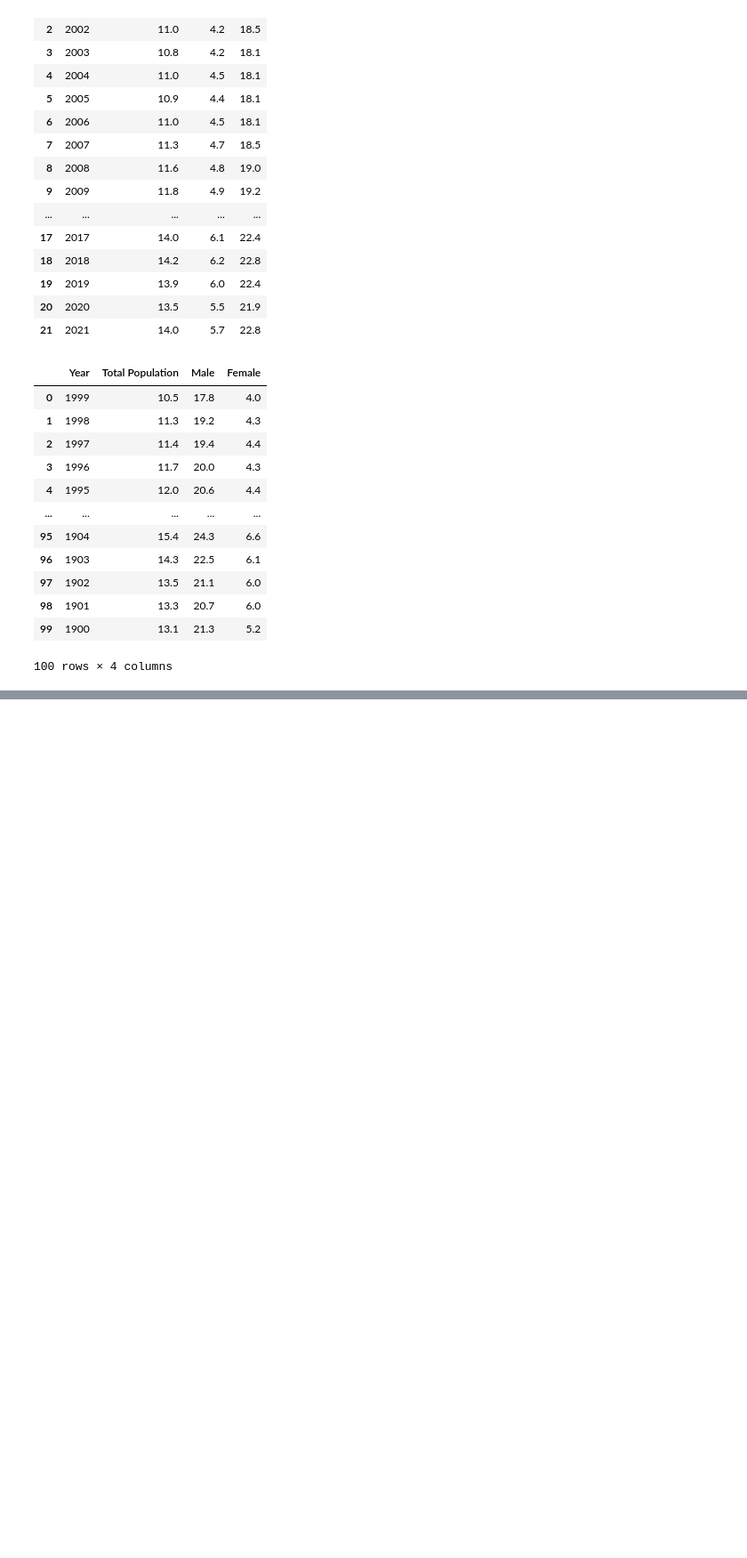
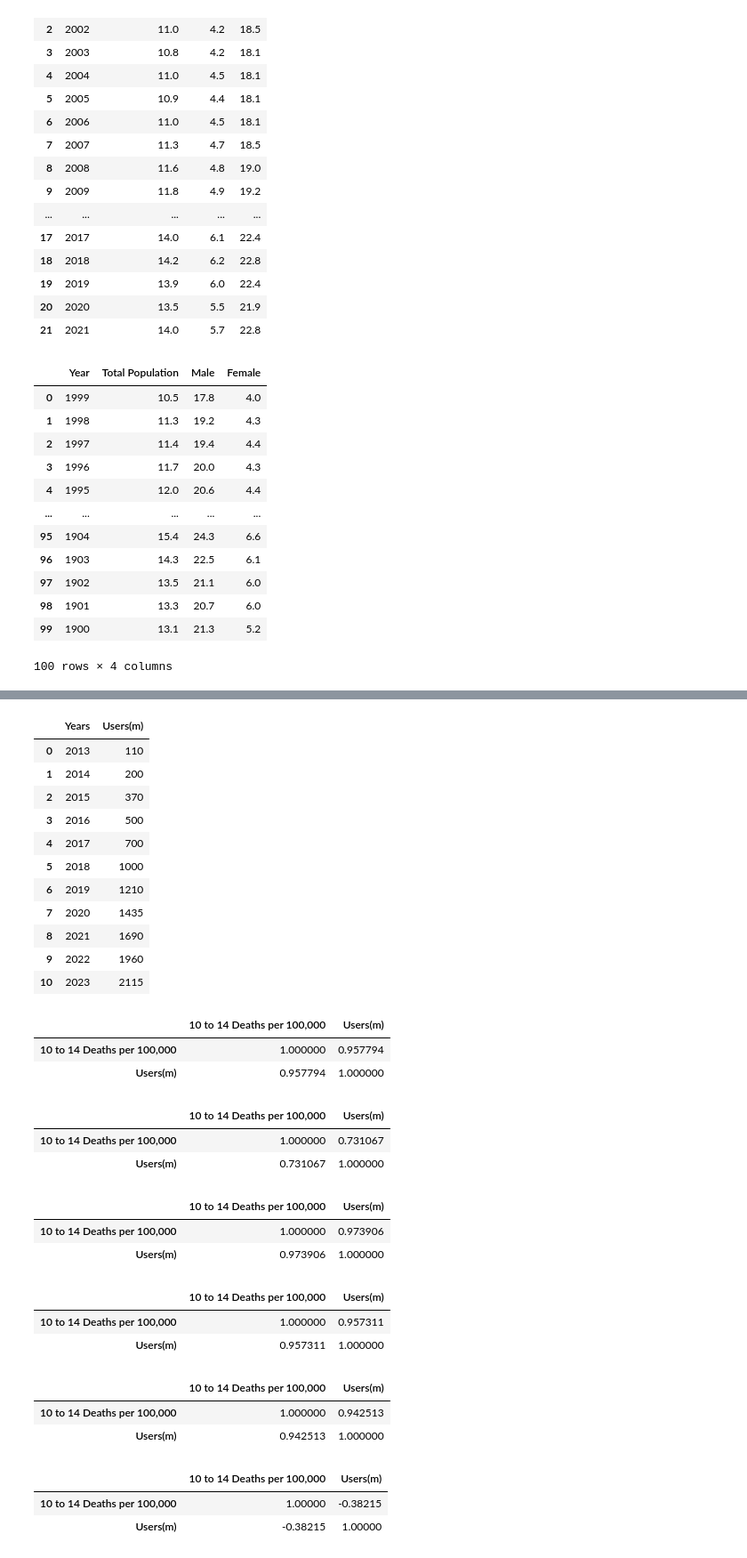
Before and after one commit to RussellBracey/Capston_rb, a Jupyter notebook: script/Russell_Capstone.ipynb, the cells around one changed output, grey strips where cells are left out. Shown at 89% size. Cells and saved outputs as stored; diff of their text form; code cells hidden in the pictures; blank space fills up the shorter version.

```diff
--- a/script/Russell_Capstone.ipynb
+++ b/script/Russell_Capstone.ipynb
@@ -410,0 +441,15 @@ new_sui.to_csv('../data/suicide1900-2021.csv', index = False)
+# %%
+instagram
+# %% [output]
+|  | Years | Users(m) |
+| 0 | 2013 | 110 |
+| 1 | 2014 | 200 |
+| 2 | 2015 | 370 |
+| 3 | 2016 | 500 |
+| 4 | 2017 | 700 |
+| 5 | 2018 | 1000 |
+| 6 | 2019 | 1210 |
+| 7 | 2020 | 1435 |
+| 8 | 2021 | 1690 |
+| 9 | 2022 | 1960 |
+| 10 | 2023 | 2115 |
@@ -410,0 +460,6 @@ new_sui.to_csv('../data/suicide1900-2021.csv', index = False)
+# %%
+femalefacebook[['10 to 14 Deaths per 100,000','Users(m)']].corr()
+# %% [output]
+|  | 10 to 14 Deaths per 100,000 | Users(m) |
+| 10 to 14 Deaths per 100,000 | 1.000000 | 0.957794 |
+| Users(m) | 0.957794 | 1.000000 |
@@ -410,0 +470,6 @@ new_sui.to_csv('../data/suicide1900-2021.csv', index = False)
+# %%
+femaletiktok[['10 to 14 Deaths per 100,000', 'Users(m)']].corr()
+# %% [output]
+|  | 10 to 14 Deaths per 100,000 | Users(m) |
+| 10 to 14 Deaths per 100,000 | 1.000000 | 0.731067 |
+| Users(m) | 0.731067 | 1.000000 |
@@ -410,0 +480,6 @@ new_sui.to_csv('../data/suicide1900-2021.csv', index = False)
+# %%
+femaleinstagram[['10 to 14 Deaths per 100,000', 'Users(m)']].corr()
+# %% [output]
+|  | 10 to 14 Deaths per 100,000 | Users(m) |
+| 10 to 14 Deaths per 100,000 | 1.000000 | 0.973906 |
+| Users(m) | 0.973906 | 1.000000 |
@@ -410,0 +490,6 @@ new_sui.to_csv('../data/suicide1900-2021.csv', index = False)
+# %%
+femaleyoutube[['10 to 14 Deaths per 100,000','Users(m)']].corr()
+# %% [output]
+|  | 10 to 14 Deaths per 100,000 | Users(m) |
+| 10 to 14 Deaths per 100,000 | 1.000000 | 0.957311 |
+| Users(m) | 0.957311 | 1.000000 |
@@ -410,0 +500,6 @@ new_sui.to_csv('../data/suicide1900-2021.csv', index = False)
+# %%
+malefacebook[['10 to 14 Deaths per 100,000','Users(m)']].corr()
+# %% [output]
+|  | 10 to 14 Deaths per 100,000 | Users(m) |
+| 10 to 14 Deaths per 100,000 | 1.000000 | 0.942513 |
+| Users(m) | 0.942513 | 1.000000 |
@@ -410,0 +510,6 @@ new_sui.to_csv('../data/suicide1900-2021.csv', index = False)
+# %%
+maletiktok[['10 to 14 Deaths per 100,000','Users(m)']].corr()
+# %% [output]
+|  | 10 to 14 Deaths per 100,000 | Users(m) |
+| 10 to 14 Deaths per 100,000 | 1.00000 | -0.38215 |
+| Users(m) | -0.38215 | 1.00000 |
```
Also changed, not shown: parts of 17 cells of this notebook, 2 other files.
